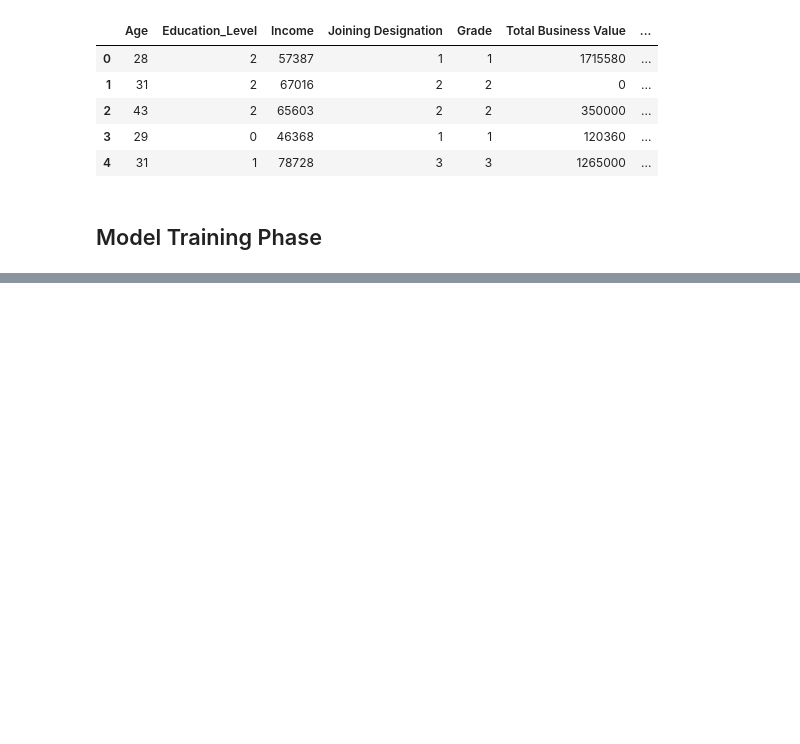
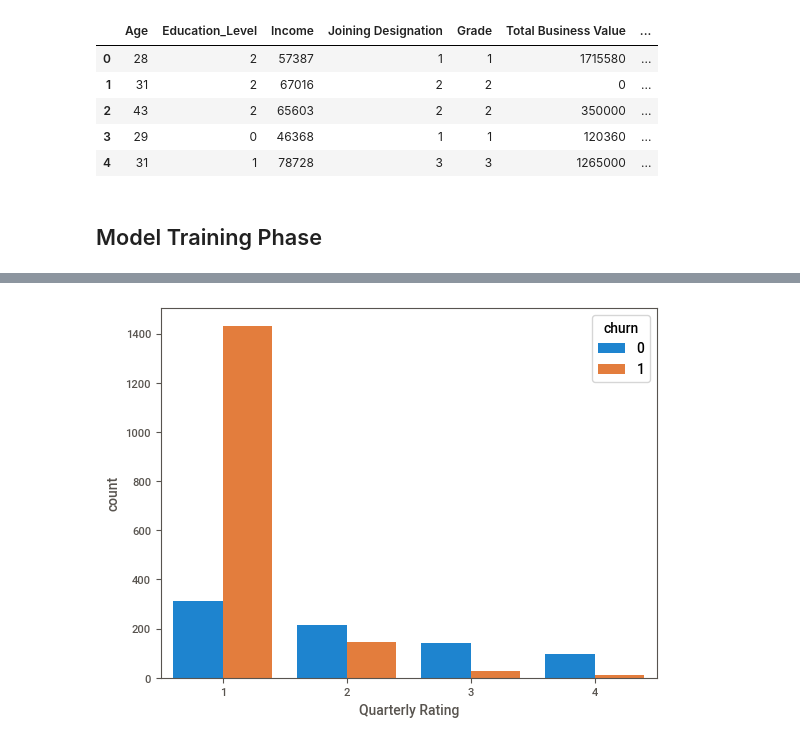
Before and after one commit to BhammarArjun/OLA, a Jupyter notebook: eda.ipynb, the cells around one changed output, grey strips where cells are left out. Drawn from its saved outputs; the diff is of its cells as text; code cells hidden in the pictures; blank space fills up the shorter version.

```diff
--- a/eda.ipynb
+++ b/eda.ipynb
@@ -221,0 +463,5 @@ from sklearn.preprocessing import MinMaxScaler
+# %%
+sbn.countplot(x = new_df['Quarterly Rating'], hue = new_df['churn'])
+plt.show()
+# %% [output]
+[figure, added]
```
Also changed, not shown: parts of 30 cells of this notebook, 4 other files.
